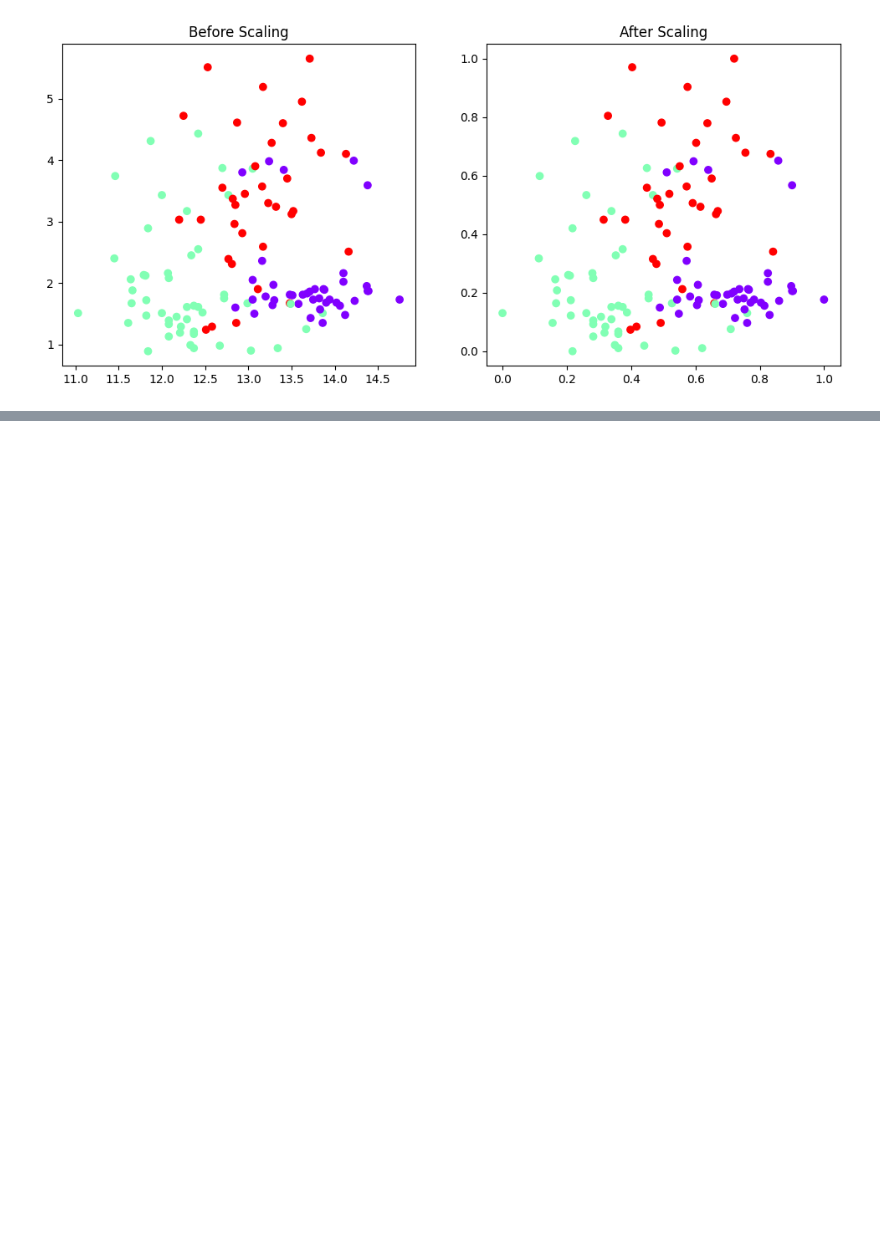
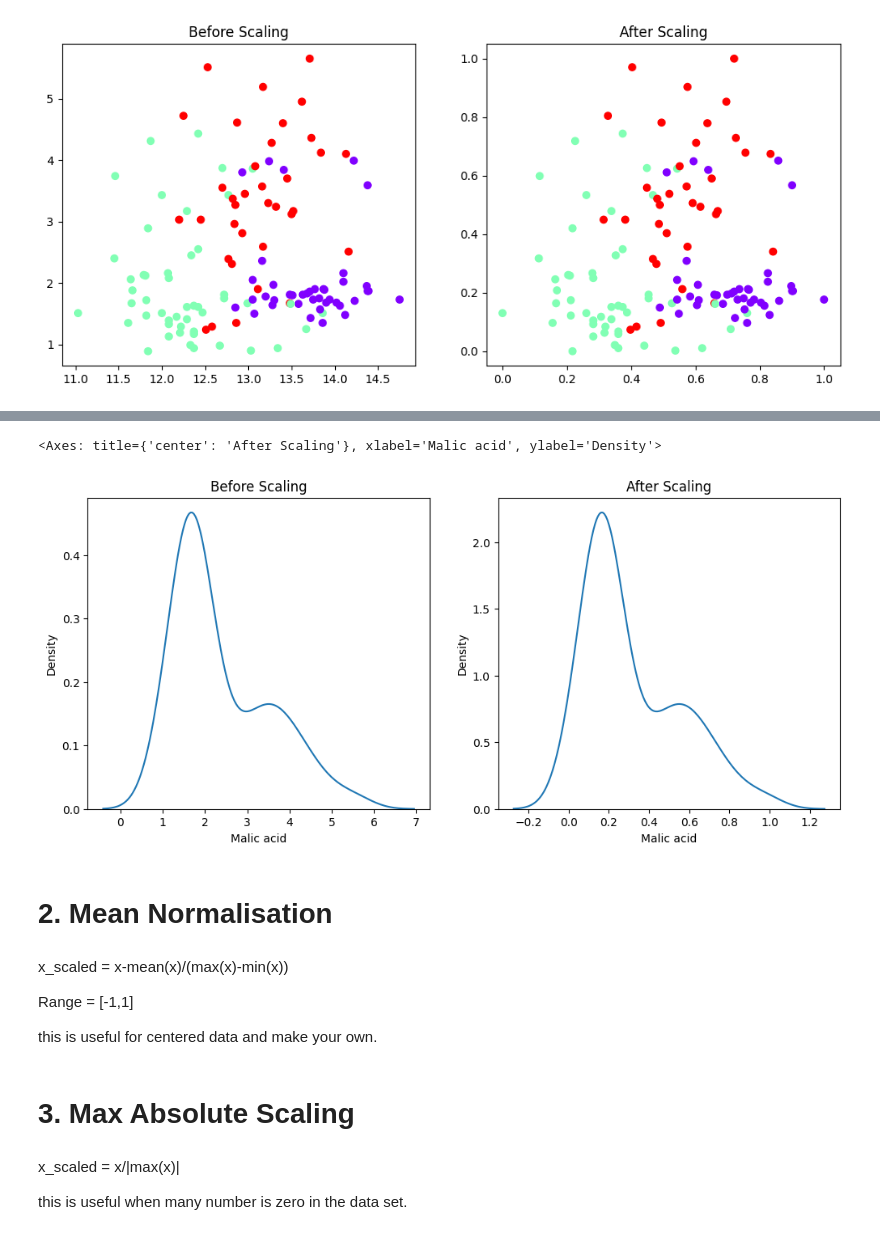
Before and after one commit to Ravi-Poddar26/Feature-Engineering, a Jupyter notebook: Feature_scaling2.ipynb, the cells around one changed output, grey strips where cells are left out. Drawn from its saved outputs; the diff is of its cells as text; code cells hidden in the pictures; blank space fills up the shorter version.

```diff
--- a/Feature_scaling2.ipynb
+++ b/Feature_scaling2.ipynb
@@ -159,0 +188,27 @@ fig2.scatter(x=X_train_scaled['Alcohol'], y=X_train_scaled['Malic acid'],c= y_tr
+# %%
+fig, (fig1,fig2) = plt.subplots(ncols = 2, figsize = (12, 5))
+
+# befoe scalling
+fig1.set_title('Before Scaling')
+sns.kdeplot(X_train['Malic acid'], ax=fig1)
+
+# after scaling
+fig2.set_title('After Scaling')
+sns.kdeplot(X_train_scaled['Malic acid'], ax=fig2)
+# %% [output]
+<Axes: title={'center': 'After Scaling'}, xlabel='Malic acid', ylabel='Density'>
+[figure, added]
+# %% [markdown]
+# 2. Mean Normalisation
+# %% [markdown]
+x_scaled = x-mean(x)/(max(x)-min(x))
+
+Range = [-1,1]
+
+this is useful for centered data and make your own.
+# %% [markdown]
+# 3. Max Absolute Scaling
+# %% [markdown]
+x_scaled = x/|max(x)|
+
+this is useful when many number is zero in the data set.
```
Also changed, not shown: parts of 4 cells of this notebook.
